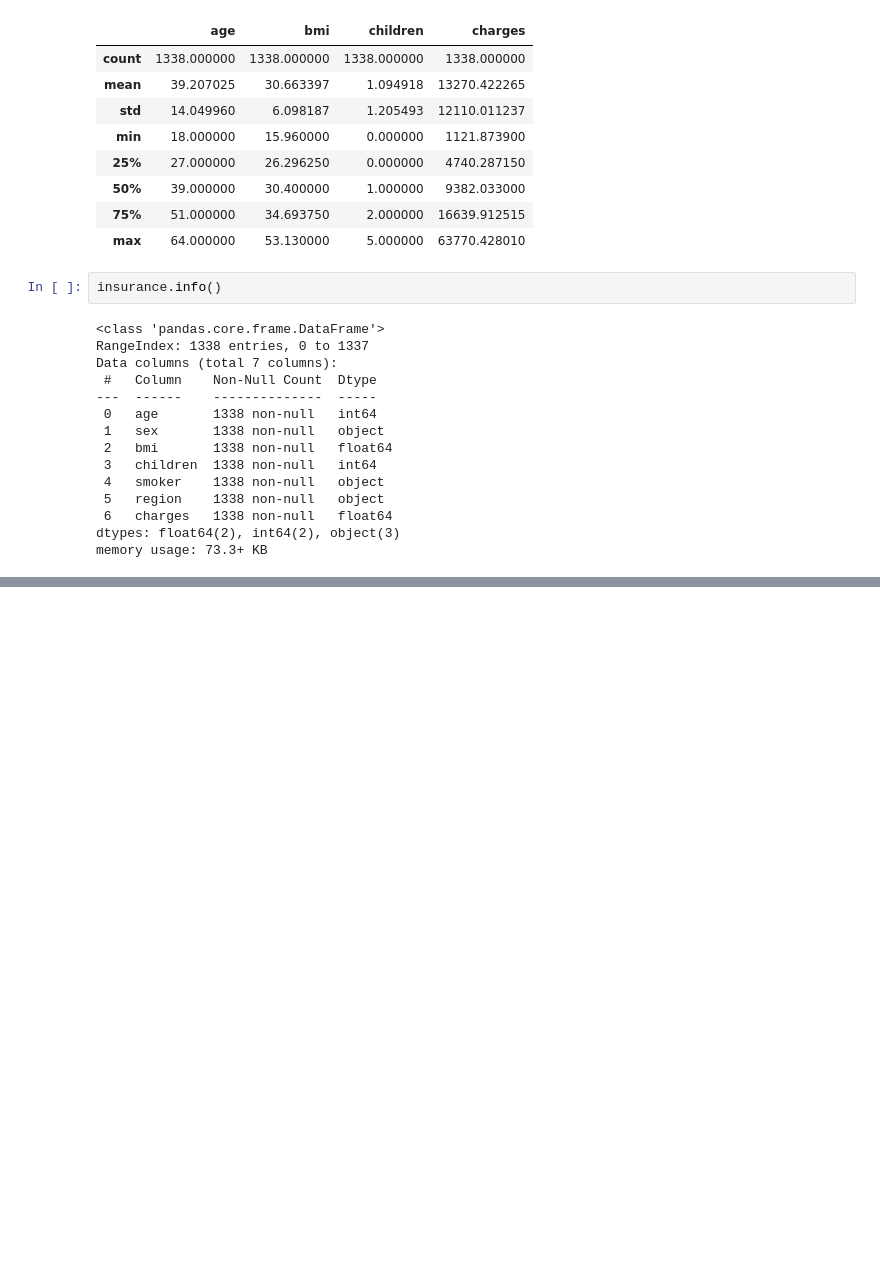
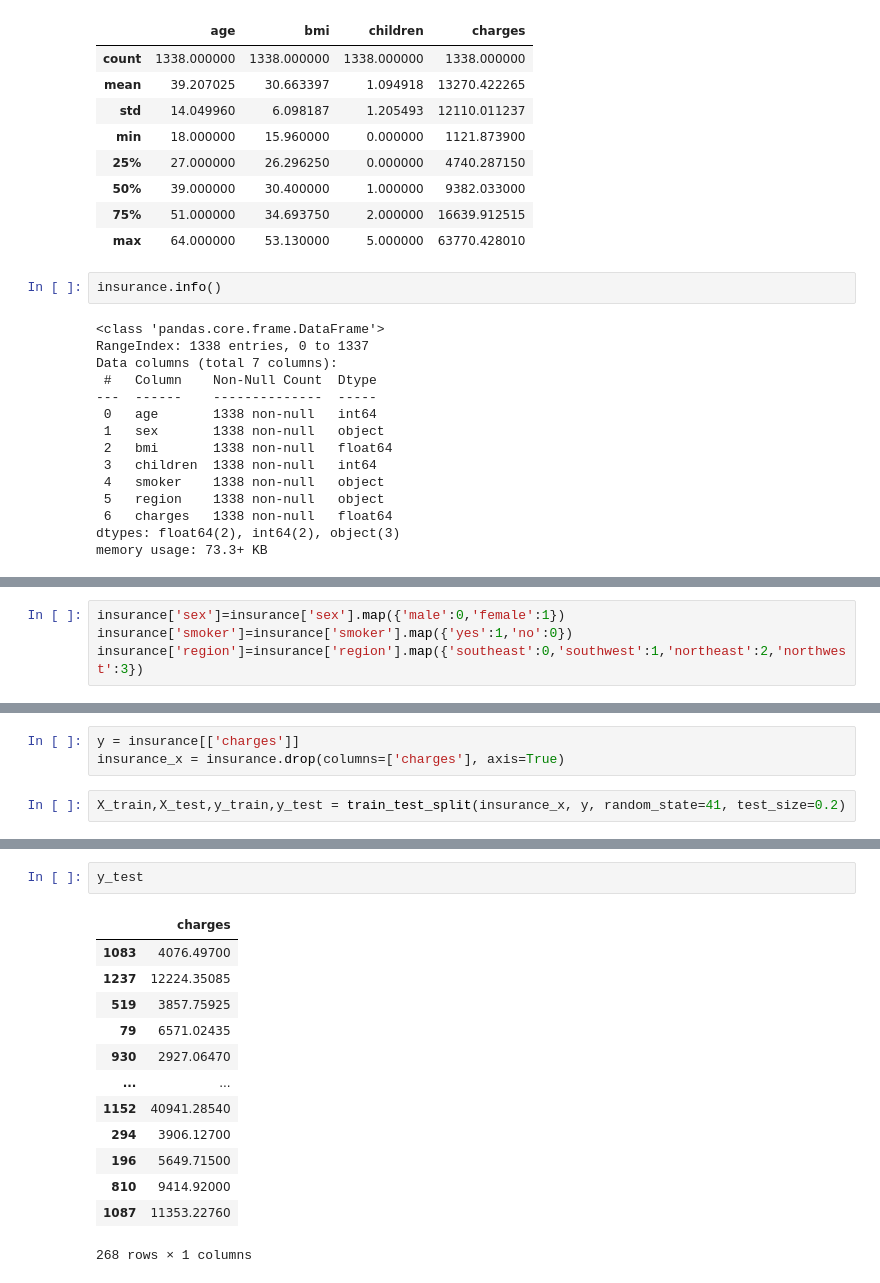
Before and after one commit to divyajha9/InsuranceChargesPrediction, a Jupyter notebook: Predicting_Insurance_Charges.ipynb, the cells around one changed output, grey strips where cells are left out. Saved outputs shown, nothing was run; the diff lists cells and outputs as text; blank space fills up the shorter version.

```diff
--- a/Predicting_Insurance_Charges.ipynb
+++ b/Predicting_Insurance_Charges.ipynb
@@ -94,0 +148,4 @@ memory usage: 73.3+ KB
+# %%
+insurance['sex']=insurance['sex'].map({'male':0,'female':1})
+insurance['smoker']=insurance['smoker'].map({'yes':1,'no':0})
+insurance['region']=insurance['region'].map({'southeast':0,'southwest':1,'northeast':2,'northwest':3})
@@ -94,0 +154,5 @@ memory usage: 73.3+ KB
+# %%
+y = insurance[['charges']]
+insurance_x = insurance.drop(columns=['charges'], axis=True)
+# %%
+X_train,X_test,y_train,y_test = train_test_split(insurance_x, y, random_state=41, test_size=0.2)
@@ -94,0 +245,16 @@ memory usage: 73.3+ KB
+# %%
+y_test
+# %% [output]
+|  | charges |
+| 1083 | 4076.49700 |
+| 1237 | 12224.35085 |
+| 519 | 3857.75925 |
+| 79 | 6571.02435 |
+| 930 | 2927.06470 |
+| ... | ... |
+| 1152 | 40941.28540 |
+| 294 | 3906.12700 |
+| 196 | 5649.71500 |
+| 810 | 9414.92000 |
+| 1087 | 11353.22760 |
+268 rows × 1 columns
```
Also changed, not shown: parts of 17 cells of this notebook.
